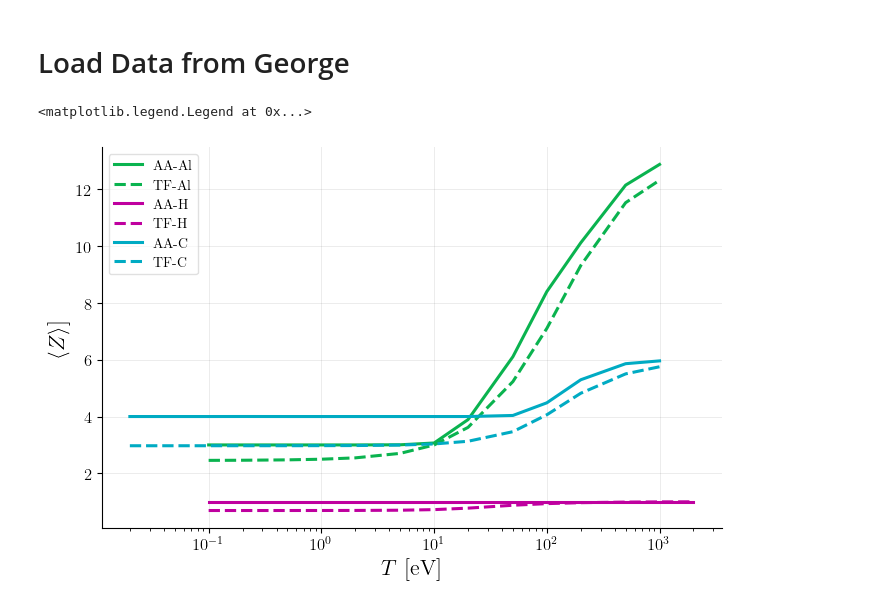
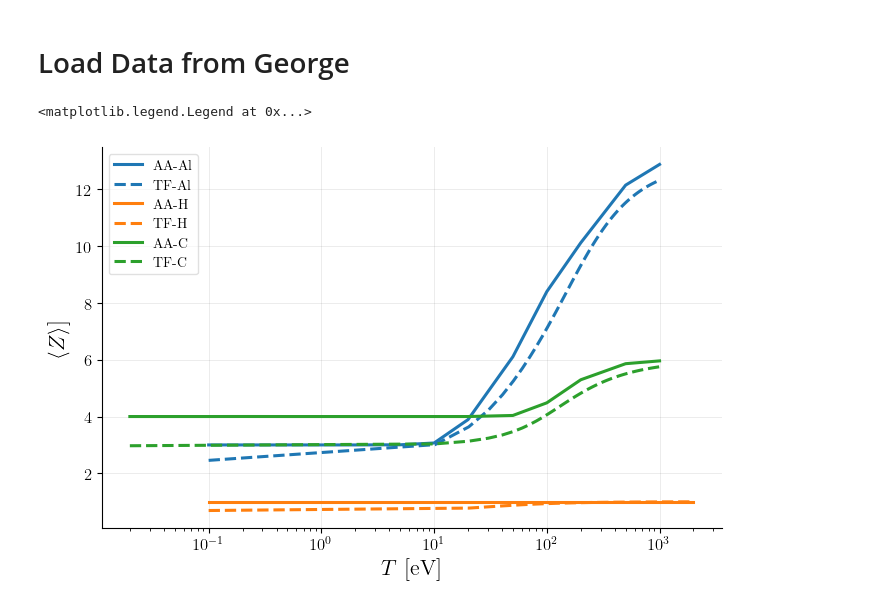
Before and after one commit to ZachAJohnson/hnc, a Jupyter notebook: TCCW/Zbar_plot.ipynb, the cells around one changed output. Drawn from its saved outputs; the diff is of its cells as text; code cells hidden in the pictures.

```diff
--- a/TCCW/Zbar_plot.ipynb
+++ b/TCCW/Zbar_plot.ipynb
@@ -8,7 +8,7 @@ from pandas import read_csv
 from hnc.hnc.PIE import Plasma_of_Ions_and_Electrons as PLASMA
 
 from hnc.hnc.constants import *
-from hnc.hnc.misc import n_from_rs, rs_from_n
+from hnc.hnc.misc import n_from_rs, rs_from_n, ThomasFermiZbar
 
 prop_cycle = plt.rcParams['axes.prop_cycle']
 colors = prop_cycle.by_key()['color']
@@ -17,7 +17,7 @@ from IPython.core.display import HTML
 HTML("""
 <style>
 .output_png {
-    display: table-cell;
+    display: Ltable-cell;
     text-align: center;
     vertical-align: middle;
 }
@@ -39,7 +39,7 @@ mpl.rcParams['grid.color'] = '#636363'
 mpl.rcParams['grid.alpha'] = 0.12
 mpl.rcParams['grid.linewidth'] = 0.7
 mpl.rcParams['grid.linestyle'] = '-'
-mpl.rcParams['axes.prop_cycle'] = cycler('color',  ['#0AB34F', '#bf009f', '#00abc3', '#8e92c5', '#cc7014', '#e32851'])
+# mpl.rcParams['axes.prop_cycle'] = cycler('color',  ['#0AB34F', '#bf009f', '#00abc3', '#8e92c5', '#cc7014', '#e32851'])
 mpl.rcParams['legend.fancybox'] = True
 mpl.rcParams['legend.framealpha'] = 0.6
 mpl.rcParams['legend.fontsize'] = 10
@@ -65,7 +65,8 @@ class element():
         self.TeVs  = self.df['Te(eV)']
 
     def get_TF_Zbars(self):
-        self.TF_Zbars = PLASMA.ThomasFermiZbar(self.Z, self.ni_cc, self.TeVs)
+        self.TF_TeVs  = np.linspace(np.min(self.TeVs), np.max(self.TeVs), num=100)
+        self.TF_Zbars = ThomasFermiZbar(self.Z, self.ni_cc, self.TF_TeVs)
 
 Element_name = 'Aluminum'
 Al = element( "data/Al-rho=2,70-2023-09-03.dat",  13, 6.03e22,'Al')
@@ -74,28 +75,28 @@ C  = element( "data/C-rho=10-2023-09-05.dat"   ,  6, 5.01e23 , 'C')
 # %%
 fig, ax = plt.subplots( facecolor='white')
 
 
 for color, el in zip(colors[:3],[Al, H, C]):
     ax.plot(el.TeVs, el.Zbars, color=color,label="AA-"+el.name)
-    ax.plot(el.TeVs, el.TF_Zbars, '--', color=color, label="TF-"+el.name)
-
+    ax.plot(el.TF_TeVs, el.TF_Zbars, '--', color=color, label="TF-"+el.name)
+    np.savetxt("data/TF-"+el.name+".dat", np.array([el.TF_TeVs, el.TF_Zbars]).T, header='T[eV]   Zbar', comments='')
 ax.set_ylabel(r"$\langle Z \rangle$]")
 ax.set_xlabel(r"$T$ [eV]")
 
 # Inset Text Box
 # props = dict(boxstyle='round', facecolor='white', alpha=0.5)
 # inset_text = f"{Element_name}\n {sci_notation(ni_cc,3)} [cc$^{{-1}}$]"
 # ax.text(0.35, 0.95, inset_text, transform=ax.transAxes, fontsize=14,
 #         verticalalignment='top', bbox=props)
 
 # ax.errorbar([tccw_TeV],[tccw_η_cgs], yerr=[tccw_η_cgs_err], barsabove=True, capsize=5, marker='.', label='MD Simulation')
 
 # Scales
 # ax.set_yscale('log')
 ax.set_xscale('log')
 
 # Legend
 ax.legend()
 # %% [output]
 <matplotlib.legend.Legend at 0x...>
-[figure, old version]
+[figure, new version]
```
Also changed, not shown: 10 other files.
